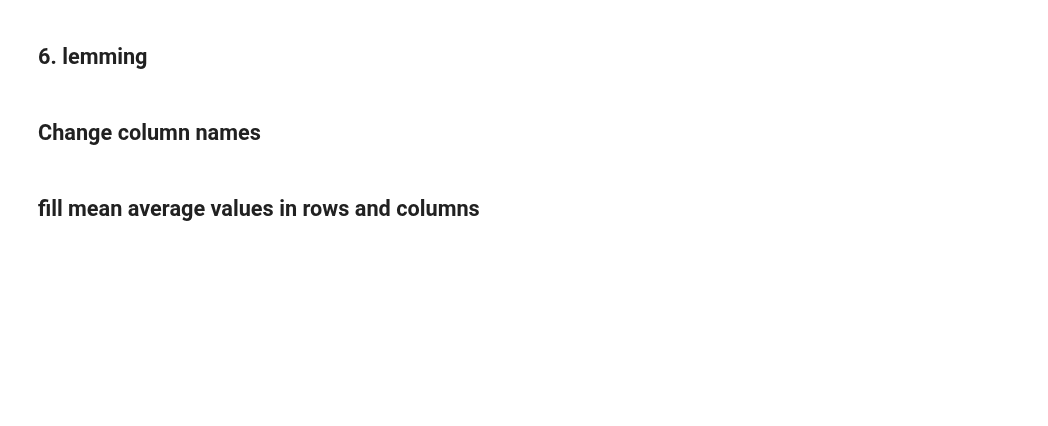
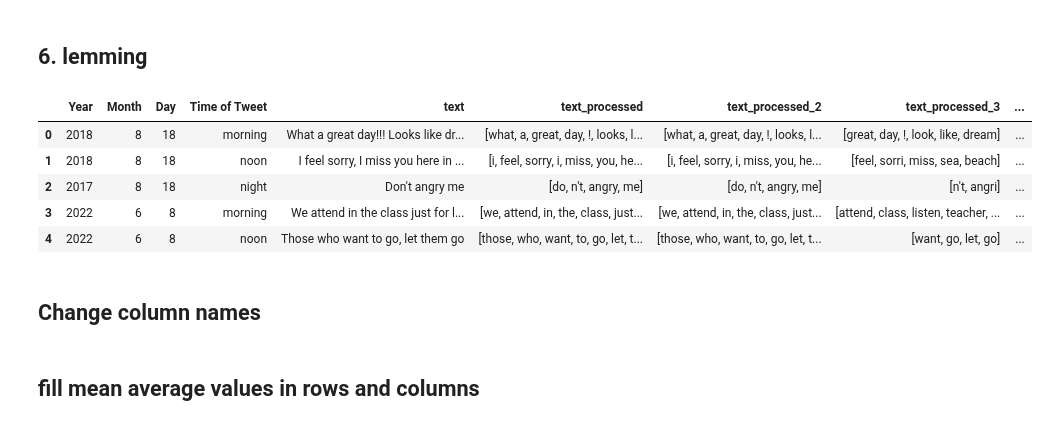
Before and after one commit to anumit-web/ML-Analytics-Portfolio-2024, a Jupyter notebook: 6. Sentiment Analysis/Sentiment_Analysis.ipynb, the cells around one changed output. Cells and saved outputs as stored; diff of their text form; code cells hidden in the pictures; blank space fills up the shorter version.

```diff
--- a/6. Sentiment Analysis/Sentiment_Analysis.ipynb
+++ b/6. Sentiment Analysis/Sentiment_Analysis.ipynb
@@ -588,18 +552,25 @@ from nltk.stem import WordNetLemmatizer
 # %%
 lemmatizer = WordNetLemmatizer()
 
 def lemmatize_in_sentence(tokens):
   lemmatized_words = []
   for word in tokens:
-      lemmatized_word =   lemmatizer.stem(word)
+      lemmatized_word =   lemmatizer.lemmatize(word)
       lemmatized_words.append(lemmatized_word)
 
 
   return lemmatized_words
 
 input_data_df['text_processed_3'] = input_data_df['text_processed_3'].apply(lemmatize_in_sentence)
 
 input_data_df.head()
+# %% [output]
+|  | Year | Month | Day | Time of Tweet | text | text_processed | text_processed_2 | text_processed_3 | ... |
+| 0 | 2018 | 8 | 18 | morning | What a great day!!! Looks like dr... | [what, a, great, day, !, looks, l... | [what, a, great, day, !, looks, l... | [great, day, !, look, like, dream] | ... |
+| 1 | 2018 | 8 | 18 | noon | I feel sorry, I miss you here in ... | [i, feel, sorry, i, miss, you, he... | [i, feel, sorry, i, miss, you, he... | [feel, sorri, miss, sea, beach] | ... |
+| 2 | 2017 | 8 | 18 | night | Don't angry me | [do, n't, angry, me] | [do, n't, angry, me] | [n't, angri] | ... |
+| 3 | 2022 | 6 | 8 | morning | We attend in the class just for l... | [we, attend, in, the, class, just... | [we, attend, in, the, class, just... | [attend, class, listen, teacher, ... | ... |
+| 4 | 2022 | 6 | 8 | noon | Those who want to go, let them go | [those, who, want, to, go, let, t... | [those, who, want, to, go, let, t... | [want, go, let, go] | ... |
 # %% [markdown]
 ## Change column names
 # %% [markdown]
```
Also changed, not shown: parts of 7 cells of this notebook.
